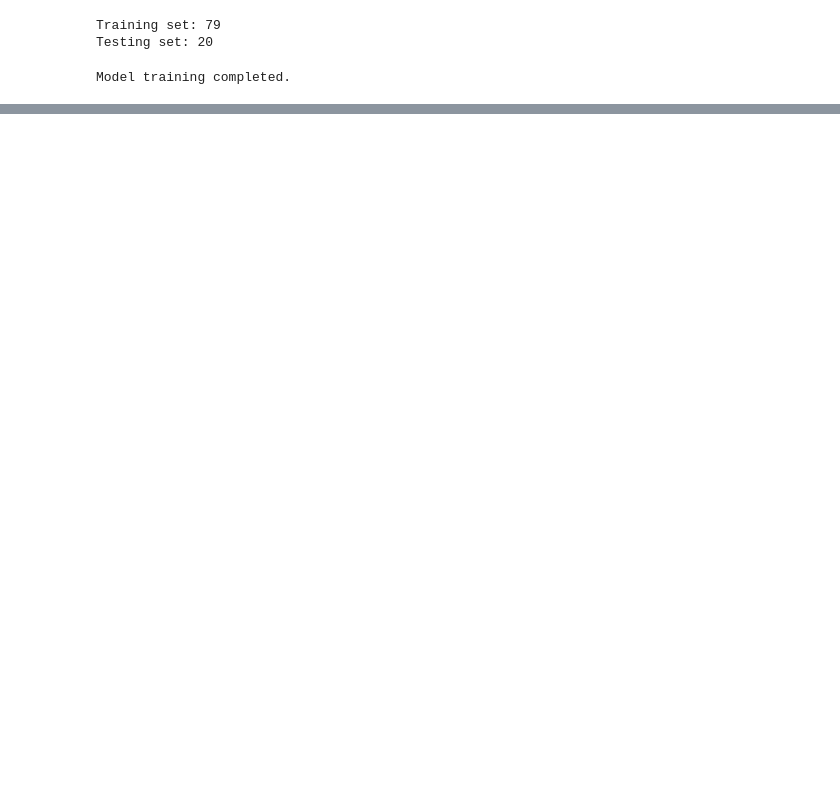
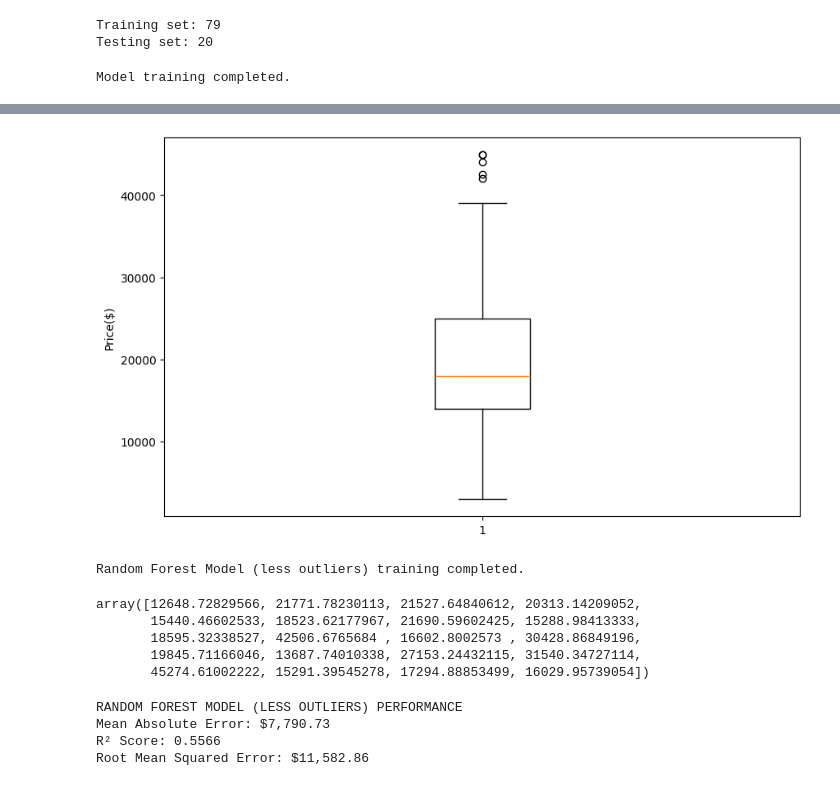
Before and after one commit to kcashmit0/Kaplan, a Jupyter notebook: practice.ipynb, the cells around one changed output, grey strips where cells are left out. Saved outputs shown, nothing was run; the diff lists cells and outputs as text; code cells hidden in the pictures; blank space fills up the shorter version.

```diff
--- a/practice.ipynb
+++ b/practice.ipynb
@@ -239,0 +284,34 @@ SAMPLE PREDICTIONS (First 15 Records)
+# %%
+plt.figure(figsize=(10,6))
+plt.boxplot(df_with_no_outliers['Price'])
+plt.ylabel('Price($)')
+plt.show()
+# %% [output]
+[figure, added]
+# %%
+model_less_outliers = RandomForestRegressor(n_estimators=500, random_state=42,max_depth =10)
+model_less_outliers.fit(X_train, y_train)
+print("Random Forest Model (less outliers) training completed.")
+# %% [output]
+Random Forest Model (less outliers) training completed.
+# %%
+model_less_outliers.predict(X_test)
+# %% [output]
+array([12648.72829566, 21771.78230113, 21527.64840612, 20313.14209052,
+       15440.46602533, 18523.62177967, 21690.59602425, 15288.98413333,
+       18595.32338527, 42506.6765684 , 16602.8002573 , 30428.86849196,
+       19845.71166046, 13687.74010338, 27153.24432115, 31540.34727114,
+       45274.61002222, 15291.39545278, 17294.88853499, 16029.95739054])
+# %%
+r2_new = r2_score(y_test, model_less_outliers.predict(X_test))
+mae_new = mean_absolute_error(y_test, model_less_outliers.predict(X_test))
+rmse_new = np.sqrt(mean_squared_error(y_test, model_less_outliers.predict(X_test)))
+print("RANDOM FOREST MODEL (LESS OUTLIERS) PERFORMANCE")
+print(f"Mean Absolute Error: ${mae_new:,.2f}")
+print(f"R² Score: {r2_new:.4f}")
+print(f"Root Mean Squared Error: ${rmse_new:,.2f}")
+# %% [output]
+RANDOM FOREST MODEL (LESS OUTLIERS) PERFORMANCE
+Mean Absolute Error: $7,790.73
+R² Score: 0.5566
+Root Mean Squared Error: $11,582.86
```
Also changed, not shown: parts of 17 cells of this notebook.
